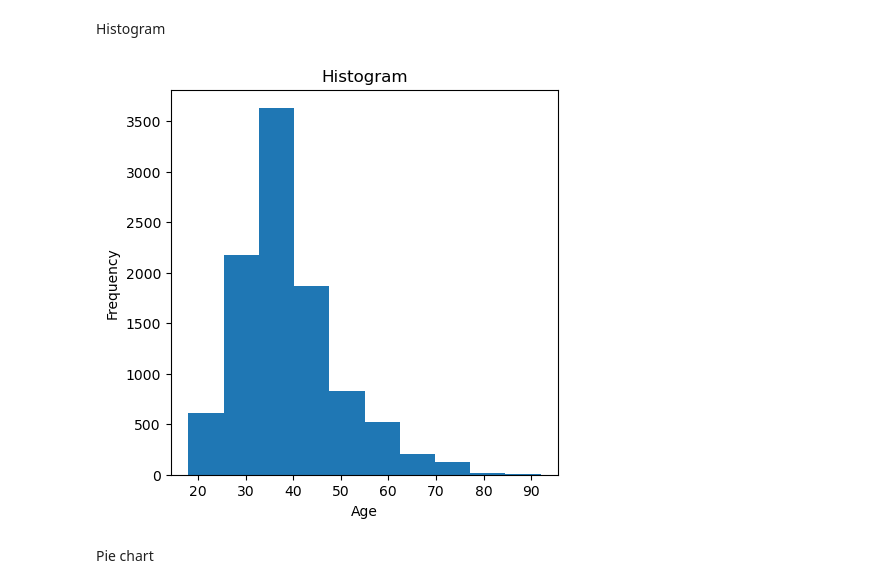
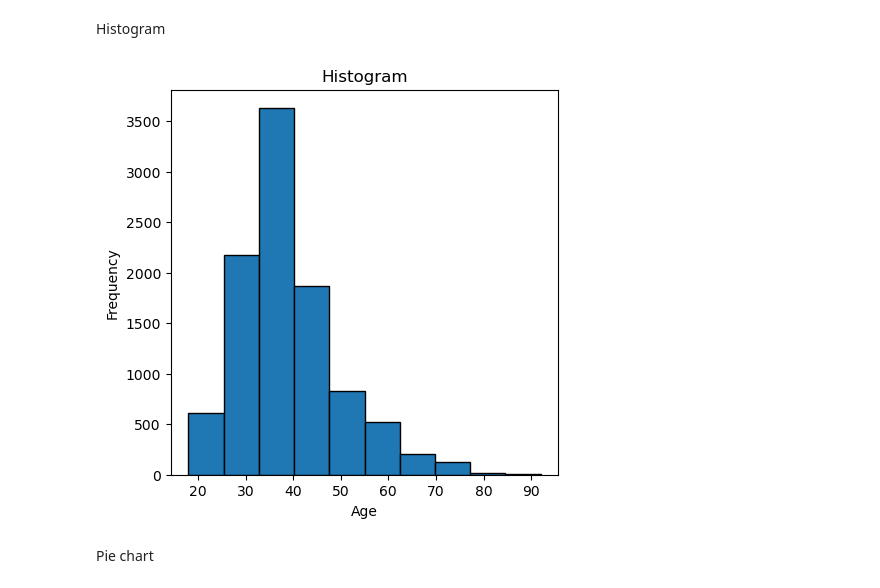
Before and after one commit to omkcan/DV, a Jupyter notebook: p2.ipynb, the cells around one changed output. Drawn from its saved outputs; the diff is of its cells as text; code cells hidden in the pictures.

```diff
--- a/p2.ipynb
+++ b/p2.ipynb
@@ -19,11 +19,11 @@ Histogram
 # %%
 plt.xlabel('Age')
 plt.ylabel('Frequency')
 plt.title('Histogram')
-plt.hist(data['Age']) #by default it takes bin as 10.
+plt.hist(data['Age'],edgecolor='black') #by default it takes bin as 10.
 plt.show()
 # %% [output]
-[figure, old version]
+[figure, new version]
 # %% [markdown]
 Pie chart
 # %%
```
Also changed, not shown: parts of 1 cell of this notebook, 2 other files.
